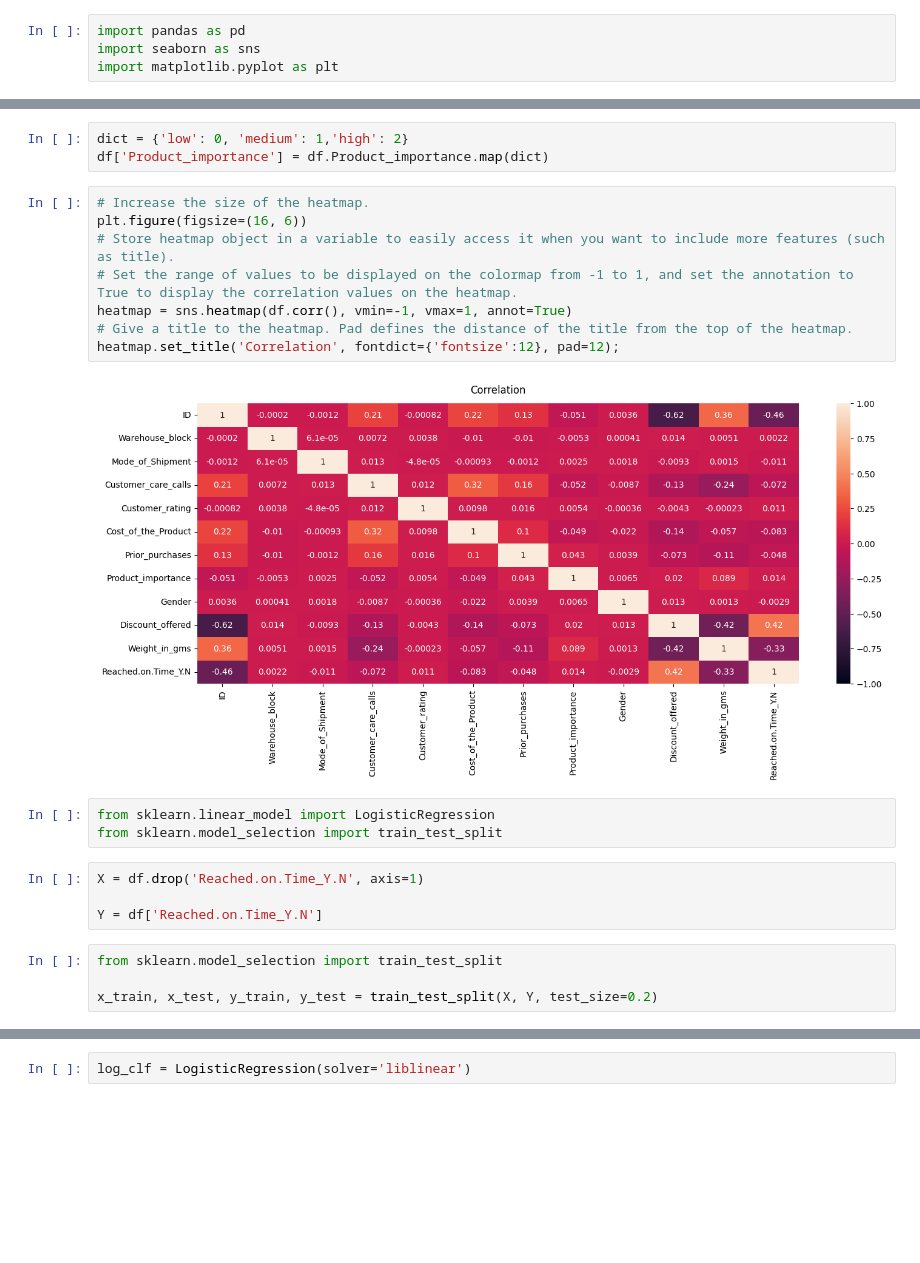
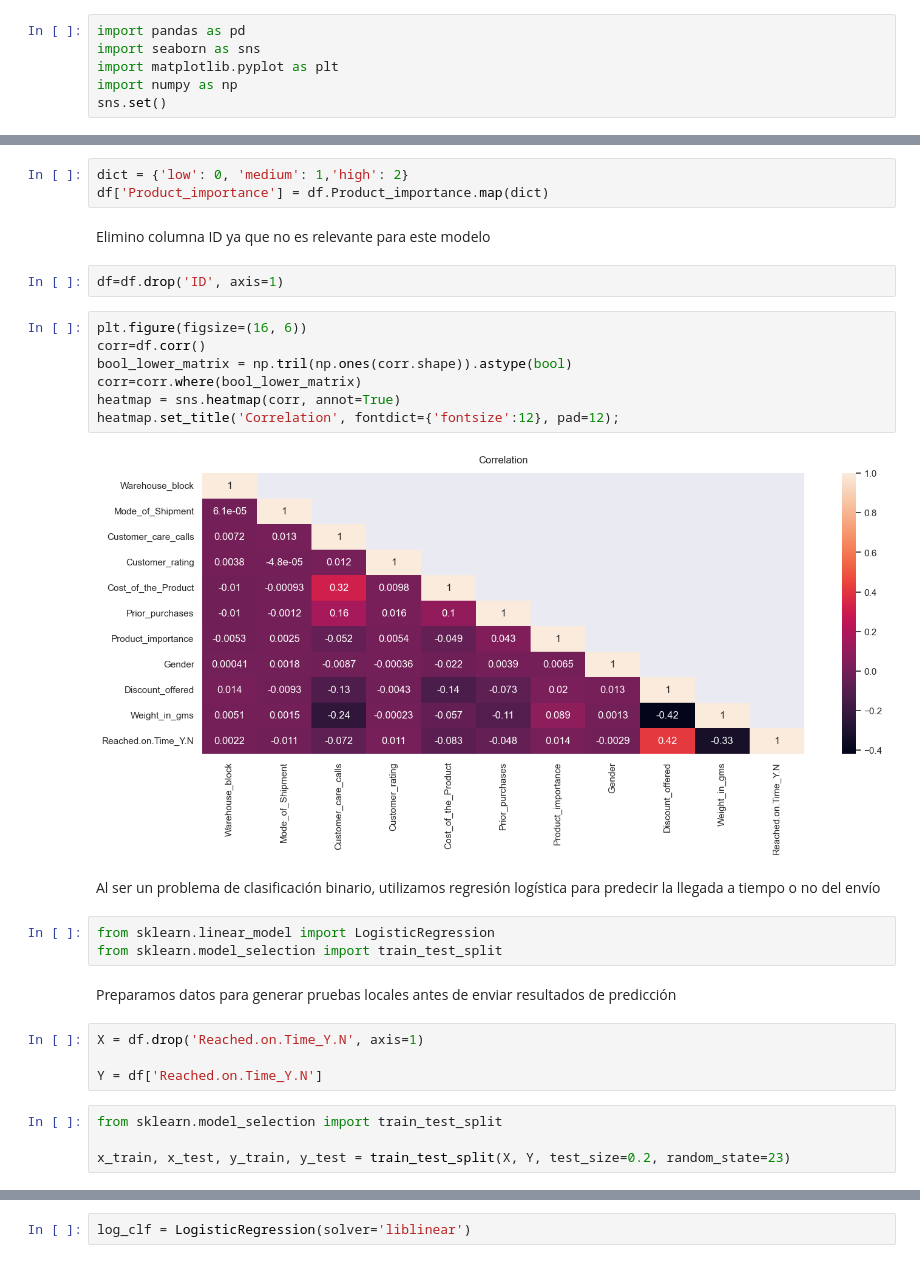
Before and after one commit to Rampullet/Datathon, a Jupyter notebook: eda.ipynb, the cells around one changed output, grey strips where cells are left out. Saved outputs shown, nothing was run; the diff lists cells and outputs as text; blank space fills up the shorter version.

Commit message:
Agrego comentarios y descarto columna id del modelo

```diff
--- a/eda.ipynb
+++ b/eda.ipynb
@@ -2,3 +2,5 @@
 import pandas as pd
 import seaborn as sns
 import matplotlib.pyplot as plt
+import numpy as np
+sns.set()
@@ -102,19 +108,26 @@ df['Mode_of_Shipment'] = df.Mode_of_Shipment.map(dict)
 # %%
 dict = {'low': 0, 'medium': 1,'high': 2}
 df['Product_importance'] = df.Product_importance.map(dict)
-# %%
-# Increase the size of the heatmap.
-plt.figure(figsize=(16, 6))
-# Store heatmap object in a variable to easily access it when you want to include more features (such as title).
-# Set the range of values to be displayed on the colormap from -1 to 1, and set the annotation to True to display the correlation values on the heatmap.
-heatmap = sns.heatmap(df.corr(), vmin=-1, vmax=1, annot=True)
-# Give a title to the heatmap. Pad defines the distance of the title from the top of the heatmap.
-heatmap.set_title('Correlation', fontdict={'fontsize':12}, pad=12);
-# %% [output]
-[figure, removed]
+# %% [markdown]
+Elimino columna ID ya que no es relevante para este modelo
+# %%
+df=df.drop('ID', axis=1)
+# %%
+plt.figure(figsize=(16, 6))
+corr=df.corr()
+bool_lower_matrix = np.tril(np.ones(corr.shape)).astype(bool)
+corr=corr.where(bool_lower_matrix)
+heatmap = sns.heatmap(corr, annot=True)
+heatmap.set_title('Correlation', fontdict={'fontsize':12}, pad=12);
+# %% [output]
+[figure, added]
+# %% [markdown]
+Al ser un problema de clasificación binario, utilizamos regresión logística para predecir la llegada a tiempo o no del envío
 # %%
 from sklearn.linear_model import LogisticRegression
 from sklearn.model_selection import train_test_split
+# %% [markdown]
+Preparamos datos para generar pruebas locales antes de enviar resultados de predicción
 # %%
 X = df.drop('Reached.on.Time_Y.N', axis=1)
 
@@ -122,5 +135,5 @@ Y = df['Reached.on.Time_Y.N']
 # %%
 from sklearn.model_selection import train_test_split
 
-x_train, x_test, y_train, y_test = train_test_split(X, Y, test_size=0.2)
+x_train, x_test, y_train, y_test = train_test_split(X, Y, test_size=0.2, random_state=23)
 # %% [markdown]
```
Also changed, not shown: parts of 18 cells of this notebook, 1 other file.
